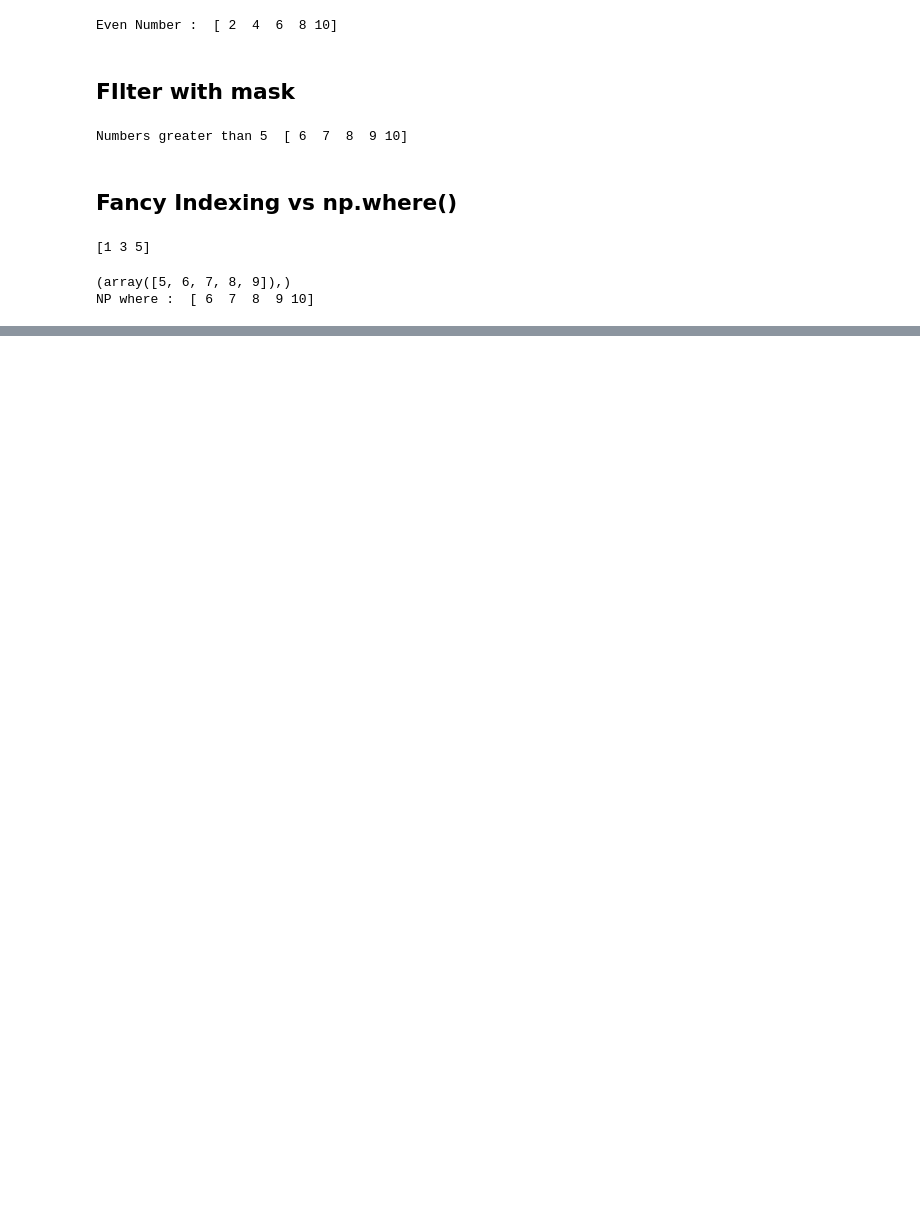
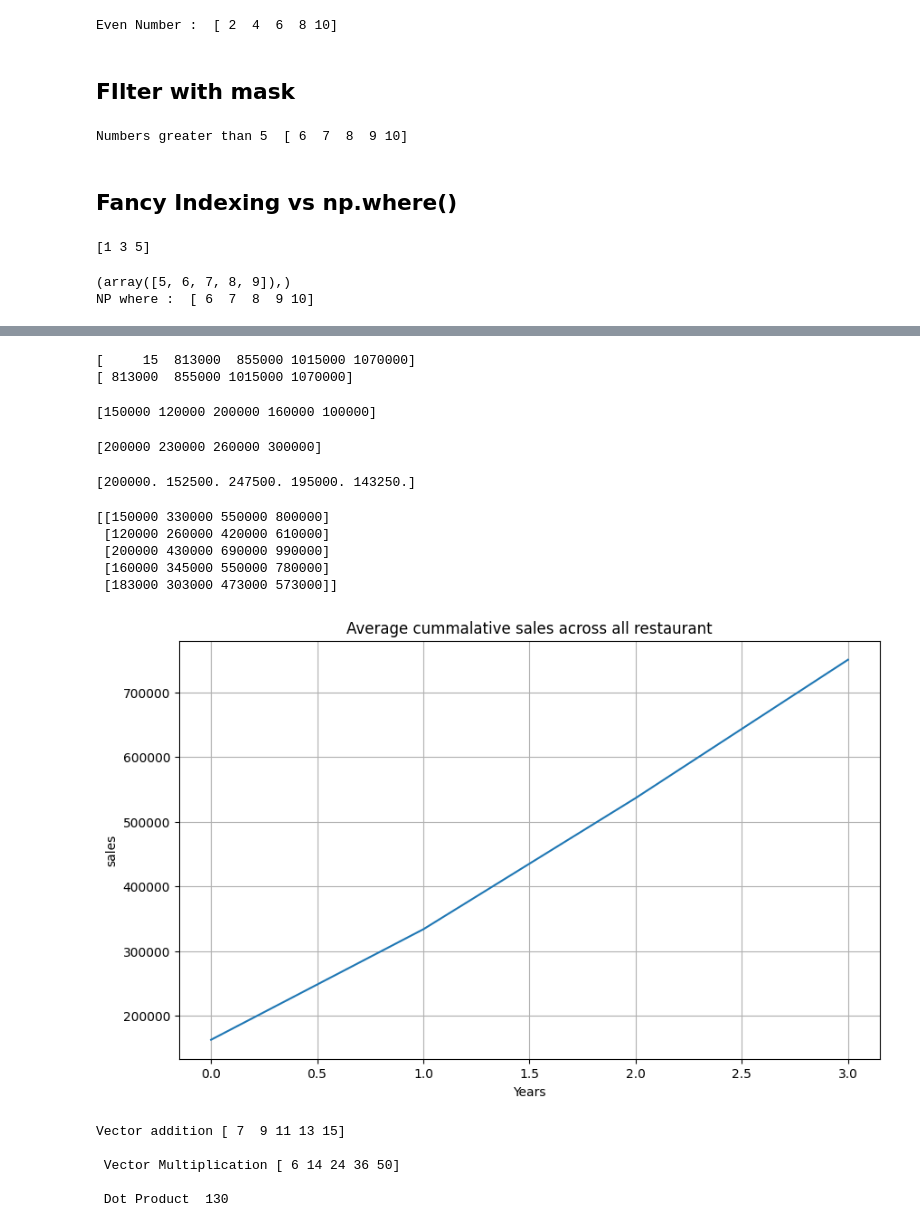
Before and after one commit to thisisouvik/ML-Concepts, a Jupyter notebook: Numpy/numpy.ipynb, the cells around one changed output, grey strips where cells are left out. Cells and saved outputs as stored; diff of their text form; code cells hidden in the pictures; blank space fills up the shorter version.

```diff
--- a/Numpy/numpy.ipynb
+++ b/Numpy/numpy.ipynb
@@ -180,0 +244,9 @@ NP where :  [ 6  7  8  9 10]
+# %%
+#Data structure: [restaurant_id, 2021, 2022, 2023, 2024]
+sales_data=np.array([
+    [1,150000, 180000, 220000, 250000],       #Paradise Biriyani
+    [2, 120000, 140000, 160000, 190000],      #Beijing Bites
+    [3, 200000, 230000, 260000, 300000],      #Pizza Hub
+    [4, 160000, 185000, 205000, 230000],      #Chai Point
+    [5, 183000, 120000, 170000, 100000]       #Burger King
+])
@@ -180,0 +269,67 @@ NP where :  [ 6  7  8  9 10]
+# %%
+#total sales per year
+
+print(np.sum(sales_data, axis=0))
+yearly_total=np.sum(sales_data[:, 1:], axis=0)
+print(yearly_total)
+# %% [output]
+[     15  813000  855000 1015000 1070000]
+[ 813000  855000 1015000 1070000]
+# %%
+#Minimun Sales per restaurant
+
+min_sales=np.min(sales_data[:, 1:], axis=1)   #0 for updown and 1 of sidewise
+print(min_sales)
+# %% [output]
+[150000 120000 200000 160000 100000]
+# %%
+#Maximum sales per year
+
+max_sales=np.max(sales_data[:, 1:], axis= 0)
+print(max_sales)
+# %% [output]
+[200000 230000 260000 300000]
+# %%
+#Avergage sales for restaurant
+
+avg_sales=np.average(sales_data[:, 1:], axis=1)
+print(avg_sales)
+# %% [output]
+[200000. 152500. 247500. 195000. 143250.]
+# %%
+#Cummulative  Sales
+
+cumsum=np.cumsum(sales_data[:, 1:], axis=1)
+print(cumsum)
+# %% [output]
+[[150000 330000 550000 800000]
+ [120000 260000 420000 610000]
+ [200000 430000 690000 990000]
+ [160000 345000 550000 780000]
+ [183000 303000 473000 573000]]
+# %%
+#showing in graph
+plt.figure(figsize=(10,6))
+plt.plot(np.mean(cumsum, axis=0))
+plt.title("Average cummalative sales across all restaurant")
+plt.xlabel('Years')
+plt.ylabel("sales")
+plt.grid(True)
+plt.show()
+# %% [output]
+[figure, added]
+# %%
+vector1=np.array([1,2,3,4,5])
+vector2=np.arange(6,11)
+
+print("Vector addition", vector2 + vector1)
+
+print("\n Vector Multiplication", vector1*vector2)
+
+print("\n Dot Product ", np.dot(vector1,vector2))
+# %% [output]
+Vector addition [ 7  9 11 13 15]
+
+ Vector Multiplication [ 6 14 24 36 50]
+
+ Dot Product  130
```
Also changed, not shown: parts of 13 cells of this notebook.
